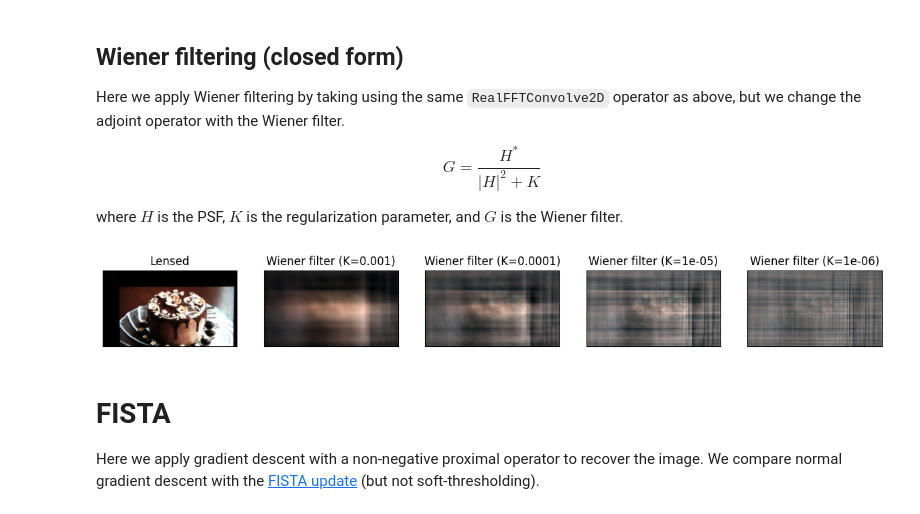
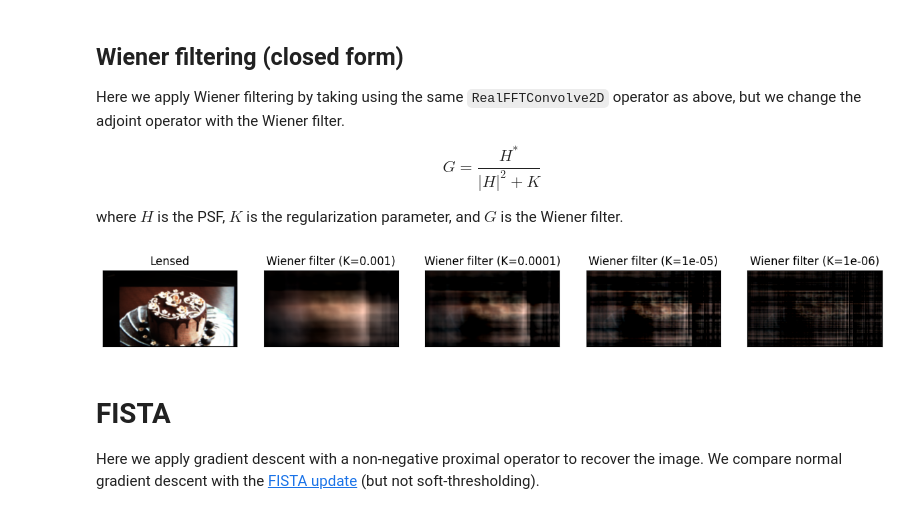
Before and after one commit to LCAV/LenslessPiCam, a Jupyter notebook: notebook/lenslesspicam_demo.ipynb, the cells around one changed output. Cells and saved outputs as stored; diff of their text form; code cells hidden in the pictures.

```diff
--- a/notebook/lenslesspicam_demo.ipynb
+++ b/notebook/lenslesspicam_demo.ipynb
@@ -343,36 +343,36 @@ def wiener_filter(psf, K):
 
     convolver = RealFFTConvolve2D(psf=psf)
 
     # set deconvoler PSF to that of Wiener filter
     convolver._Hadj = convolver._H.conj() / (np.abs(convolver._H) ** 2 + K)
 
     # apply Wiener filter
     wiener_out = convolver.deconvolve(lensless)
 
     return wiener_out
 
 # try different values of K
 K_vals = [1e-3, 1e-4, 1e-5, 1e-6]
 
 fig, axs = plt.subplots(1, len(K_vals)+1, figsize=(15, 15))
 plot_image(lensed, ax=axs[0])
 axs[0].set_title("Lensed")
 axs[0].set_xticks([])
 axs[0].set_yticks([])
 for i, K in enumerate(K_vals):
     wiener_out = wiener_filter(test_set.psf, K)
+    # -- clamp
+    wiener_out = np.clip(wiener_out, 0, wiener_out.max())
 
     # plot
-    wiener_out -= wiener_out.min()
-    wiener_out /= wiener_out.max()
     plot_image(wiener_out, ax=axs[i+1])
     axs[i+1].set_title(f"Wiener filter (K={K})")
 
     # turn off axis labels
     axs[i+1].set_xticks([])
     axs[i+1].set_yticks([])
 # %% [output]
-[figure, old version]
+[figure, new version]
 # %% [markdown]
 # FISTA
 
```
Also changed, not shown: 31 other files.
